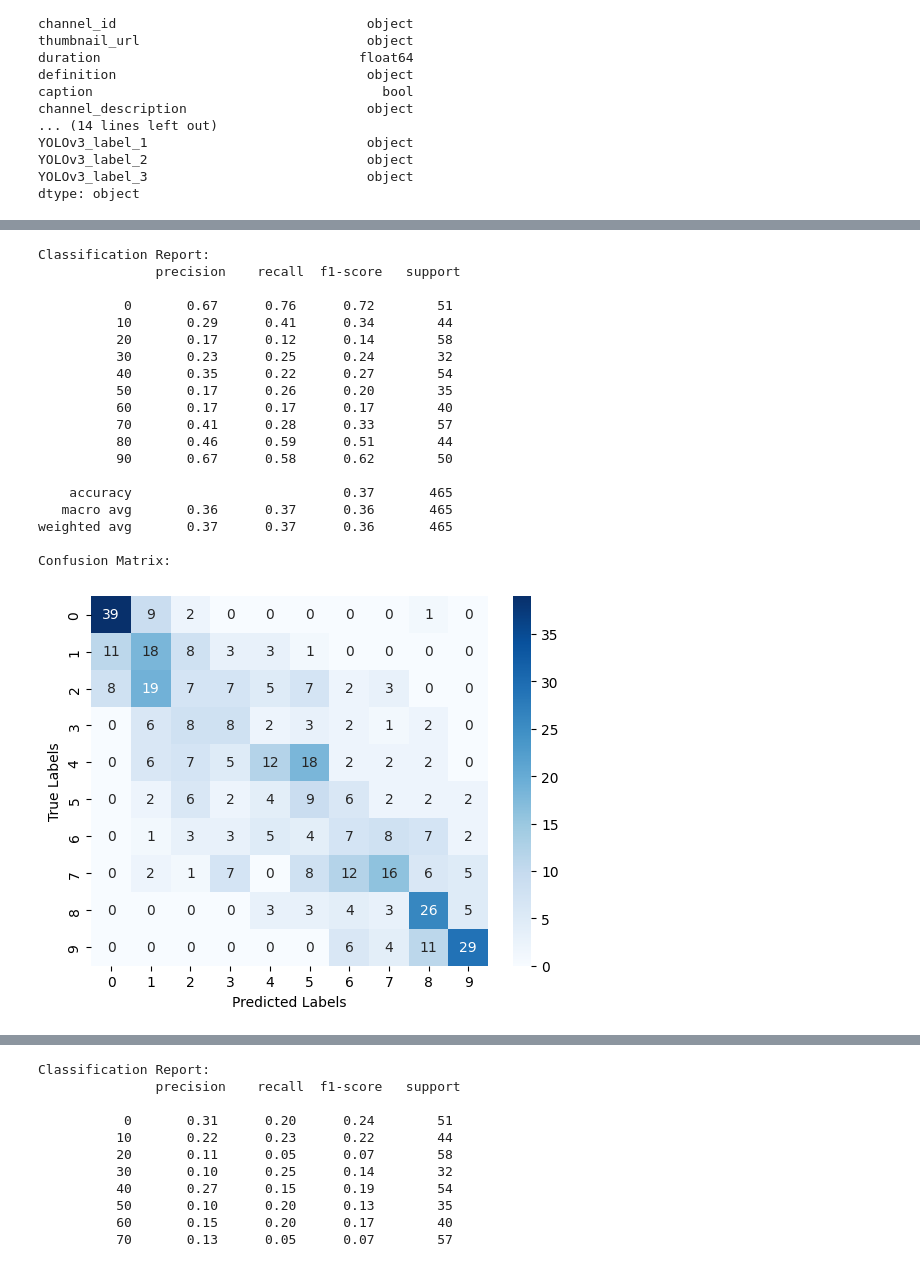
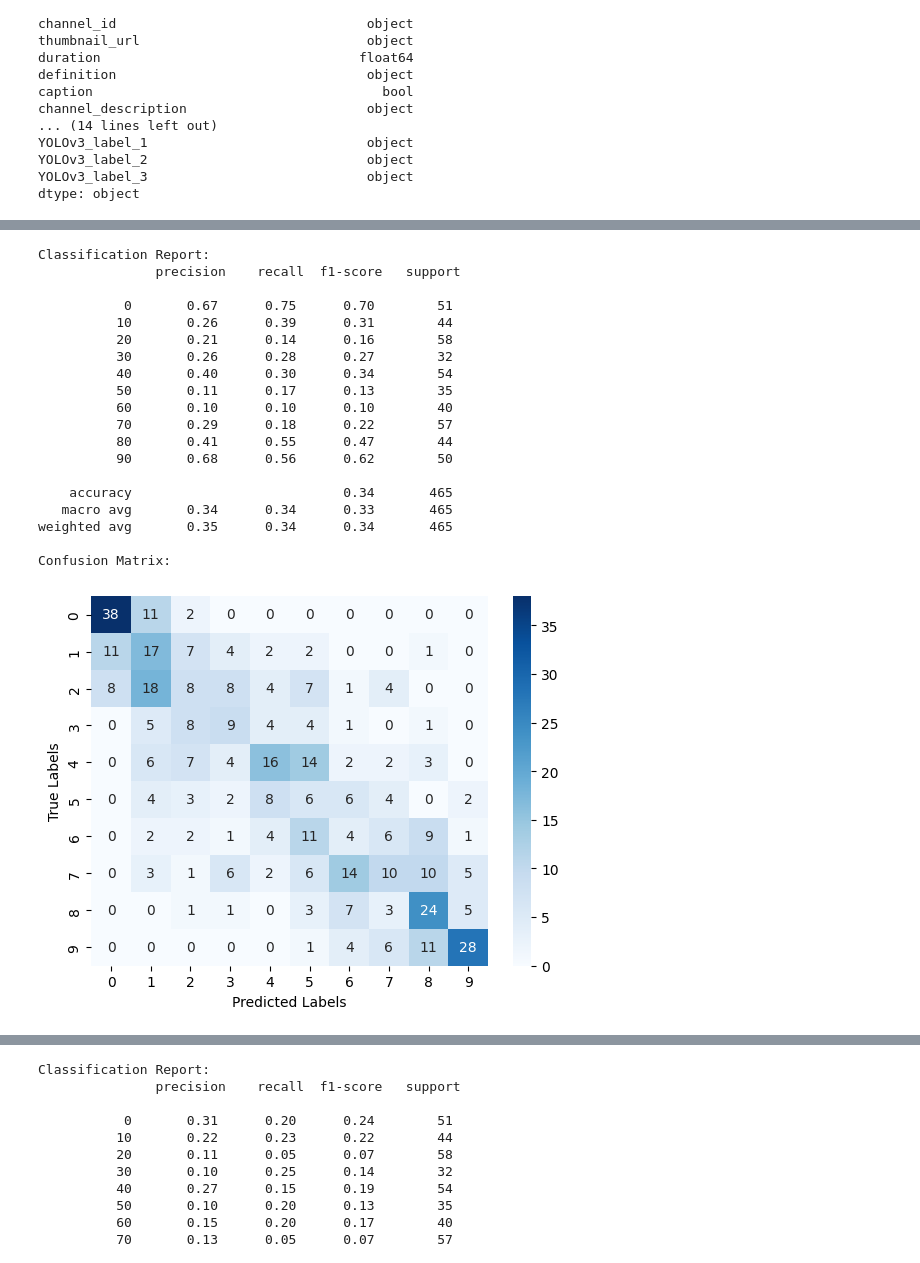
Before and after one commit to maxencefrenette/youtube-views-predictor, a Jupyter notebook: src/models/models-ensemble.ipynb, the cells around one changed output, grey strips where cells are left out. Drawn from its saved outputs; the diff is of its cells as text; code cells hidden in the pictures.

```diff
--- a/src/models/models-ensemble.ipynb
+++ b/src/models/models-ensemble.ipynb
@@ -351,27 +351,27 @@ Confusion Matrix:
 # %%
 model_gradient_boosting_images = make_pipeline(images_column_transformer, GradientBoostingClassifier())
-evaluate(model_gradient_boosting)
+evaluate(model_gradient_boosting_images)
 # %% [output]
 Classification Report:
                precision    recall  f1-score   support
 
-           0       0.67      0.76      0.72        51
-          10       0.29      0.41      0.34        44
-          20       0.17      0.12      0.14        58
-          30       0.23      0.25      0.24        32
-          40       0.35      0.22      0.27        54
-          50       0.17      0.26      0.20        35
-          60       0.17      0.17      0.17        40
-          70       0.41      0.28      0.33        57
-          80       0.46      0.59      0.51        44
-          90       0.67      0.58      0.62        50
+           0       0.67      0.75      0.70        51
+          10       0.26      0.39      0.31        44
+          20       0.21      0.14      0.16        58
+          30       0.26      0.28      0.27        32
+          40       0.40      0.30      0.34        54
+          50       0.11      0.17      0.13        35
+          60       0.10      0.10      0.10        40
+          70       0.29      0.18      0.22        57
+          80       0.41      0.55      0.47        44
+          90       0.68      0.56      0.62        50
 
-    accuracy                           0.37       465
-   macro avg       0.36      0.37      0.36       465
-weighted avg       0.37      0.37      0.36       465
+    accuracy                           0.34       465
+   macro avg       0.34      0.34      0.33       465
+weighted avg       0.35      0.34      0.34       465
 
 Confusion Matrix:
-[figure, old version]
+[figure, new version]
 # %%
 model_random_forest = make_pipeline(basic_column_transformer, RandomForestClassifier())
 evaluate(model_random_forest)
```
Also changed, not shown: parts of 5 cells of this notebook.
